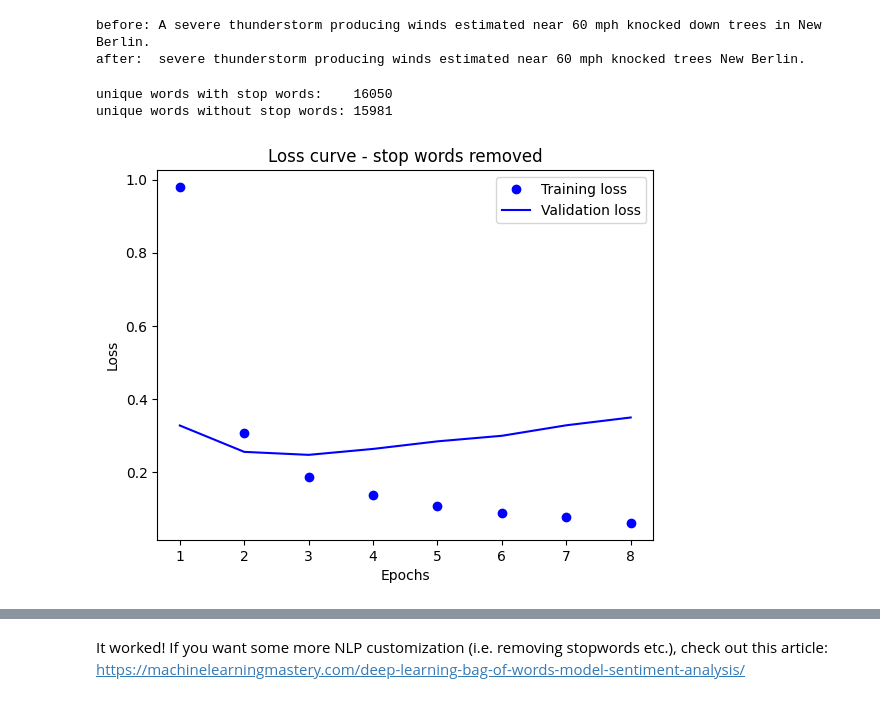
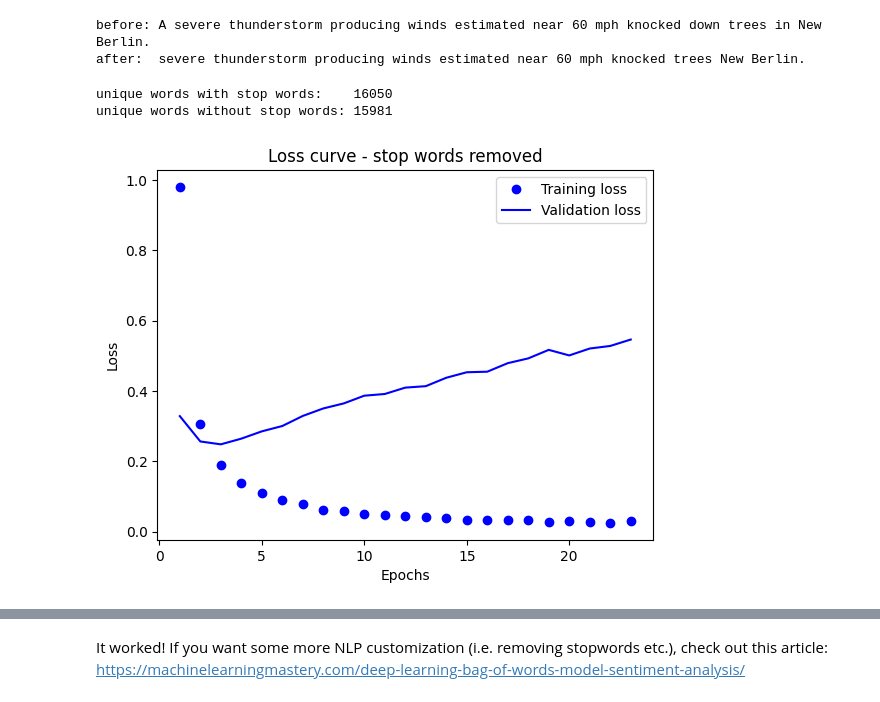
Before and after one commit to drdave-teaching/OPIM5509Files, a Jupyter notebook: OPIM5509_Module5_Files/notebooks/Tokenizer_FFNN_Storms.ipynb, the cells around one changed output, grey strips where cells are left out. Cells and saved outputs as stored; diff of their text form; code cells hidden in the pictures.

Commit message:
M5 mirror: sync Tokenizer_FFNN training + merge changes
Co-Authored-By: Claude Opus 5.5 <noreply@anthropic.com>

```diff
--- a/OPIM5509_Module5_Files/notebooks/Tokenizer_FFNN_Storms.ipynb
+++ b/OPIM5509_Module5_Files/notebooks/Tokenizer_FFNN_Storms.ipynb
@@ -406,7 +440,7 @@ WARNING:tensorflow:TensorFlow GPU support is not available on native Windows for
 from keras.callbacks import EarlyStopping
 
 # stop when validation loss stops improving - and hand back the BEST epoch's weights
-early_stop = EarlyStopping(monitor='val_loss', patience=5, restore_best_weights=True)
+early_stop = EarlyStopping(monitor='val_loss', patience=20, restore_best_weights=True)   # wait 20 epochs for an improvement
 
 history = model.fit(X_train, y_train,
                     epochs=50,
@@ -415,6 +449,21 @@ history = model.fit(X_train, y_train,
                     callbacks=[early_stop],
                     verbose=0)
 
+# loss curve - always look at this after a fit!
+loss = history.history['loss']
 val_loss = history.history['val_loss']
-print('epochs run:', len(val_loss), '| best validation loss:', round(min(val_loss), 4), 'at epoch', val_loss.index(min(val_loss)) + 1)
+epochs = range(1, len(loss) + 1)
+plt.plot(epochs, loss, 'bo', label='Training loss')
+plt.plot(epochs, val_loss, 'b', label='Validation loss')
+plt.title('Loss curve')
+plt.xlabel('Epochs')
+plt.ylabel('Loss')
+plt.legend()
+plt.show()
+
+best_epoch = val_loss.index(min(val_loss)) + 1
+print('epochs run:', len(loss), '| best validation loss:', round(min(val_loss), 4), 'at epoch', best_epoch)
+# validation loss bottoms out early, then climbs while training loss keeps falling = OVERFITTING.
+# EarlyStopping waited 20 more epochs to be sure, then restore_best_weights handed back the best epoch.
+# try it: keras.optimizers.Adam(learning_rate=0.0001) in compile() - a slower, smoother curve (about the same score)
 # %% [output]
@@ -683,37 +804,37 @@ model_ns.add(Dropout(0.5))
 model_ns.add(Dense(n_outputs, activation='softmax'))
 model_ns.compile(optimizer='adam', loss='categorical_crossentropy', metrics=['accuracy'])
 
-early_stop = EarlyStopping(monitor='val_loss', patience=5, restore_best_weights=True)
+early_stop = EarlyStopping(monitor='val_loss', patience=20, restore_best_weights=True)
 history_ns = model_ns.fit(X_train_nostop, y_train,
                           epochs=50,
                           batch_size=100,
                           validation_split=0.2,
                           callbacks=[early_stop],
                           verbose=0)
 
 # loss curve - always look at this after a fit!
 loss = history_ns.history['loss']
 val_loss = history_ns.history['val_loss']
 epochs = range(1, len(loss) + 1)
 plt.plot(epochs, loss, 'bo', label='Training loss')
 plt.plot(epochs, val_loss, 'b', label='Validation loss')
 plt.title('Loss curve - stop words removed')
 plt.xlabel('Epochs')
 plt.ylabel('Loss')
 plt.legend()
 plt.show()
 print('epochs run:', len(loss), '| best validation loss:', round(min(val_loss), 4), 'at epoch', val_loss.index(min(val_loss)) + 1)
 
 pred_ns = model_ns.predict(X_test_nostop, verbose=0).argmax(axis=1)
 print('test macro F1   with stop words:', round(f1_score(true, pred_plain, average='macro'), 3),
       '| without:', round(f1_score(true, pred_ns, average='macro'), 3))
 print('test accuracy   with stop words:', round(accuracy_score(true, pred_plain), 3),
       '| without:', round(accuracy_score(true, pred_ns), 3))
 
 # TF-IDF already crushes words that show up everywhere (that's the IDF part), so stop-word removal
 # has little left to do - and a few 'stop words' ('in', 'of') actually carry signal here (see the SHAP notebook).
 # A textbook cleaning step is not automatically better: TEST it.
 # %% [output]
 unique words with stop words:    16050
 unique words without stop words: 15981
-[figure, old version]
+[figure, new version]
```
Also changed, not shown: parts of 18 cells of this notebook.
